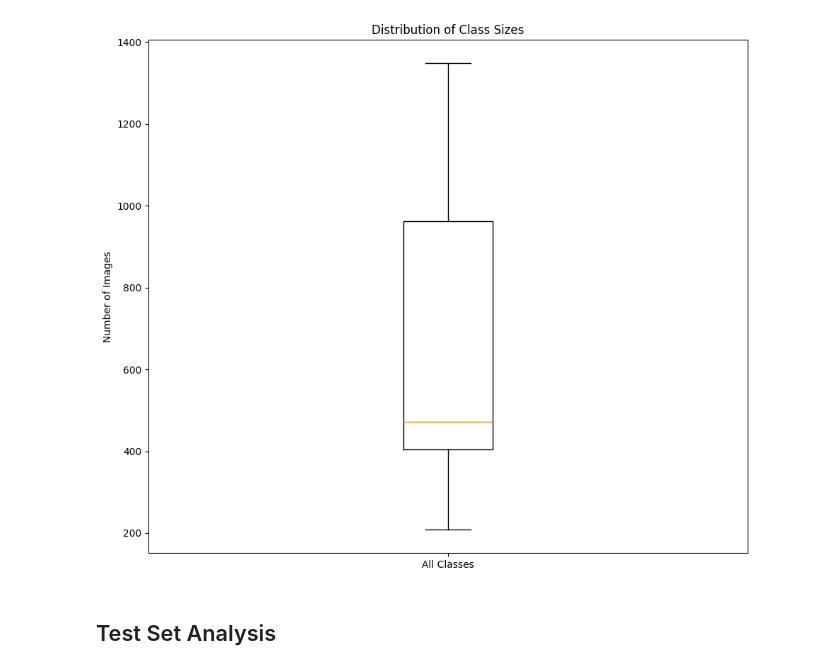
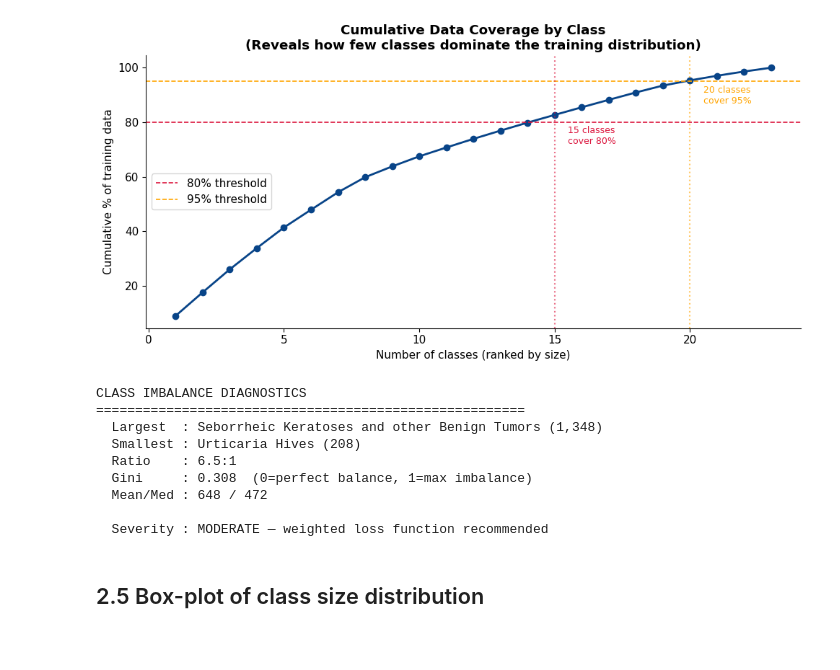
Before and after one commit to SumayyaN/skin-diagnosis, a Jupyter notebook: skin_diagnosis.ipynb, the cells around one changed output. Cells and saved outputs as stored; diff of their text form; code cells hidden in the pictures; blank space fills up the shorter version.

```diff
--- a/skin_diagnosis.ipynb
+++ b/skin_diagnosis.ipynb
@@ -14,0 +52,17 @@ plt.rcParams['figure.figsize'] = (12, 8)
+# %%
+BASE_DIR   = os.getcwd()
+train_path = os.path.join(BASE_DIR, 'dermnet', 'train')
+test_path  = os.path.join(BASE_DIR, 'dermnet', 'test')
+
+assert os.path.exists(train_path), f'Train path not found: {train_path}'
+assert os.path.exists(test_path),  f'Test path not found:  {test_path}'
+print('Both dataset splits located.\n')
+
+classes = sorted([
+    d for d in os.listdir(train_path)
+    if os.path.isdir(os.path.join(train_path, d))
+])
+
+print(f'Total disease classes (= model output nodes): {len(classes)}\n')
+for i, c in enumerate(classes, 1):
+    print(f'  {i:>2}. {c}')
@@ -128,15 +194,61 @@ plt.legend()
 # %%
-plt.figure(figsize=(18, 8))
-plt.subplot(1, 2, 2)
-plt.boxplot(train_df['Train_Count'])
-plt.title('Distribution of Class Sizes')
-plt.ylabel('Number of Images')
-plt.xticks([1], ['All Classes'])
+sorted_pct = dist_df.sort_values('Train_Pct', ascending=False)
+cumsum = sorted_pct['Train_Pct'].cumsum().values
 
+fig, ax = plt.subplots(figsize=(10, 5))
+ax.plot(range(1, len(cumsum)+1), cumsum, marker='o', color=BLUE_PAL[0], linewidth=2)
+ax.axhline(80, color='crimson', linestyle='--', linewidth=1.2, label='80% threshold')
+ax.axhline(95, color='orange',  linestyle='--', linewidth=1.2, label='95% threshold')
+idx_80 = next(i for i,v in enumerate(cumsum) if v >= 80) + 1
+idx_95 = next(i for i,v in enumerate(cumsum) if v >= 95) + 1
+ax.axvline(idx_80, color='crimson', linestyle=':', alpha=0.6)
+ax.axvline(idx_95, color='orange',  linestyle=':', alpha=0.6)
+ax.annotate(f'{idx_80} classes\ncover 80%', xy=(idx_80, 80),
+            xytext=(idx_80+0.5, 72), fontsize=9, color='crimson')
+ax.annotate(f'{idx_95} classes\ncover 95%', xy=(idx_95, 95),
+            xytext=(idx_95+0.5, 87), fontsize=9, color='orange')
+ax.set_xlabel('Number of classes (ranked by size)')
+ax.set_ylabel('Cumulative % of training data')
+ax.set_title('Cumulative Data Coverage by Class\n'
+             '(Reveals how few classes dominate the training distribution)')
+ax.legend()
 plt.tight_layout()
 plt.show()
 # %% [output]
-[figure, old version]
+[figure, new version]
+# %%
+largest  = dist_df['Train'].max()
+smallest = dist_df['Train'].min()
+ratio    = largest / smallest
+
+sorted_counts = sorted(dist_df['Train'])
+n = len(sorted_counts)
+gini = (2*sum((i+1)*v for i,v in enumerate(sorted_counts)) /
+        (n * dist_df['Train'].sum())) - (n+1)/n
+
+print('CLASS IMBALANCE DIAGNOSTICS')
+print('='*55)
+print(f"  Largest  : {dist_df.loc[dist_df['Train'].idxmax(),'Class']} ({largest:,})")
+print(f"  Smallest : {dist_df.loc[dist_df['Train'].idxmin(),'Class']} ({smallest:,})")
+print(f'  Ratio    : {ratio:.1f}:1')
+print(f'  Gini     : {gini:.3f}  (0=perfect balance, 1=max imbalance)')
+print(f"  Mean/Med : {dist_df['Train'].mean():.0f} / {dist_df['Train'].median():.0f}")
+
+if   ratio > 10: sev = 'SEVERE   — weighted loss + oversampling required'
+elif ratio >  4: sev = 'MODERATE — weighted loss function recommended'
+elif ratio >  2: sev = 'MILD     — monitor per-class metrics'
+else:            sev = 'BALANCED — standard training OK'
+print(f'\n  Severity : {sev}')
+# %% [output]
+CLASS IMBALANCE DIAGNOSTICS
+=======================================================
+  Largest  : Seborrheic Keratoses and other Benign Tumors (1,348)
+  Smallest : Urticaria Hives (208)
+  Ratio    : 6.5:1
+  Gini     : 0.308  (0=perfect balance, 1=max imbalance)
+  Mean/Med : 648 / 472
+
+  Severity : MODERATE — weighted loss function recommended
 # %% [markdown]
-## Test Set Analysis
+## 2.5 Box-plot of class size distribution
 # %%
```
Also changed, not shown: parts of 59 cells of this notebook.
